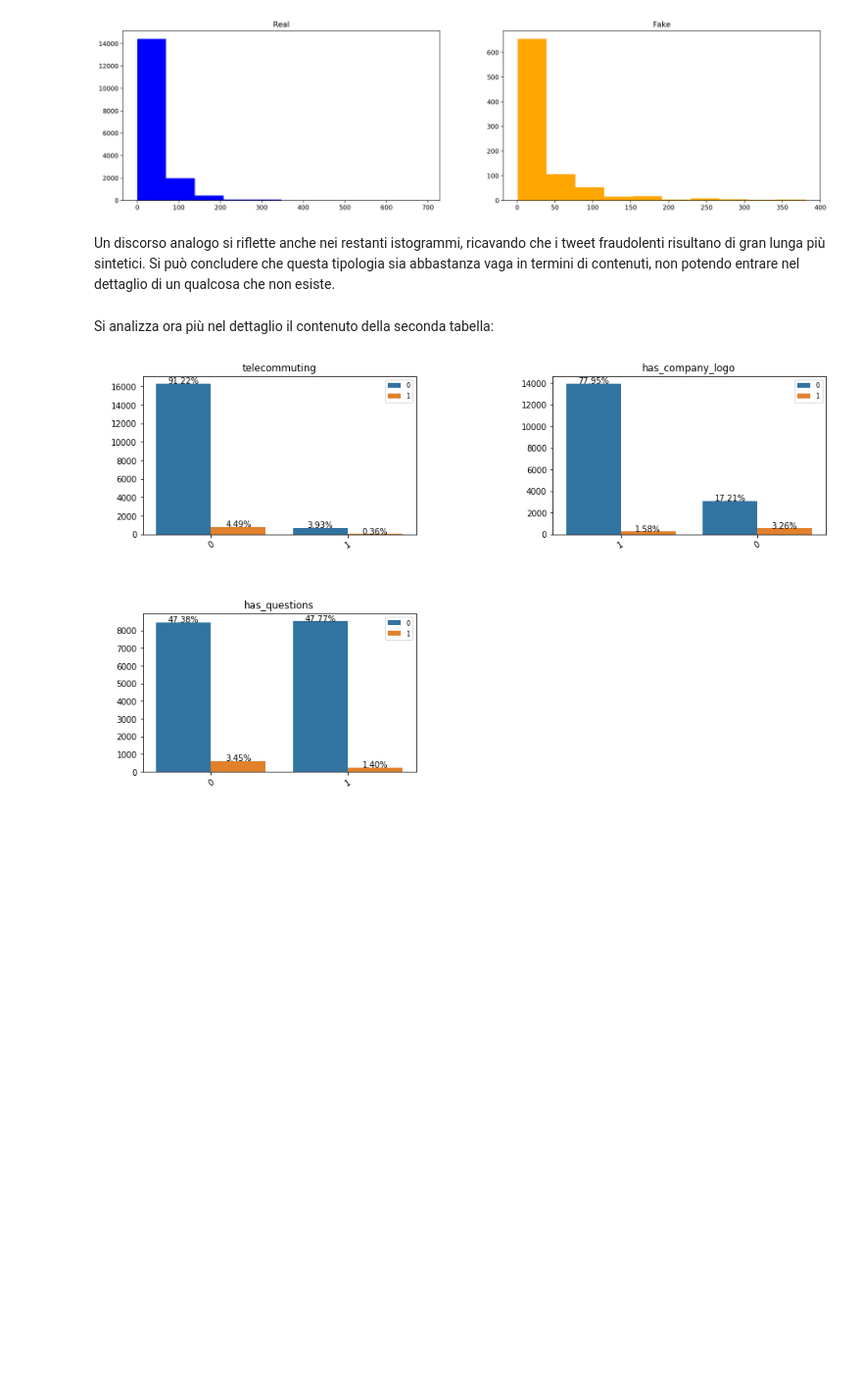
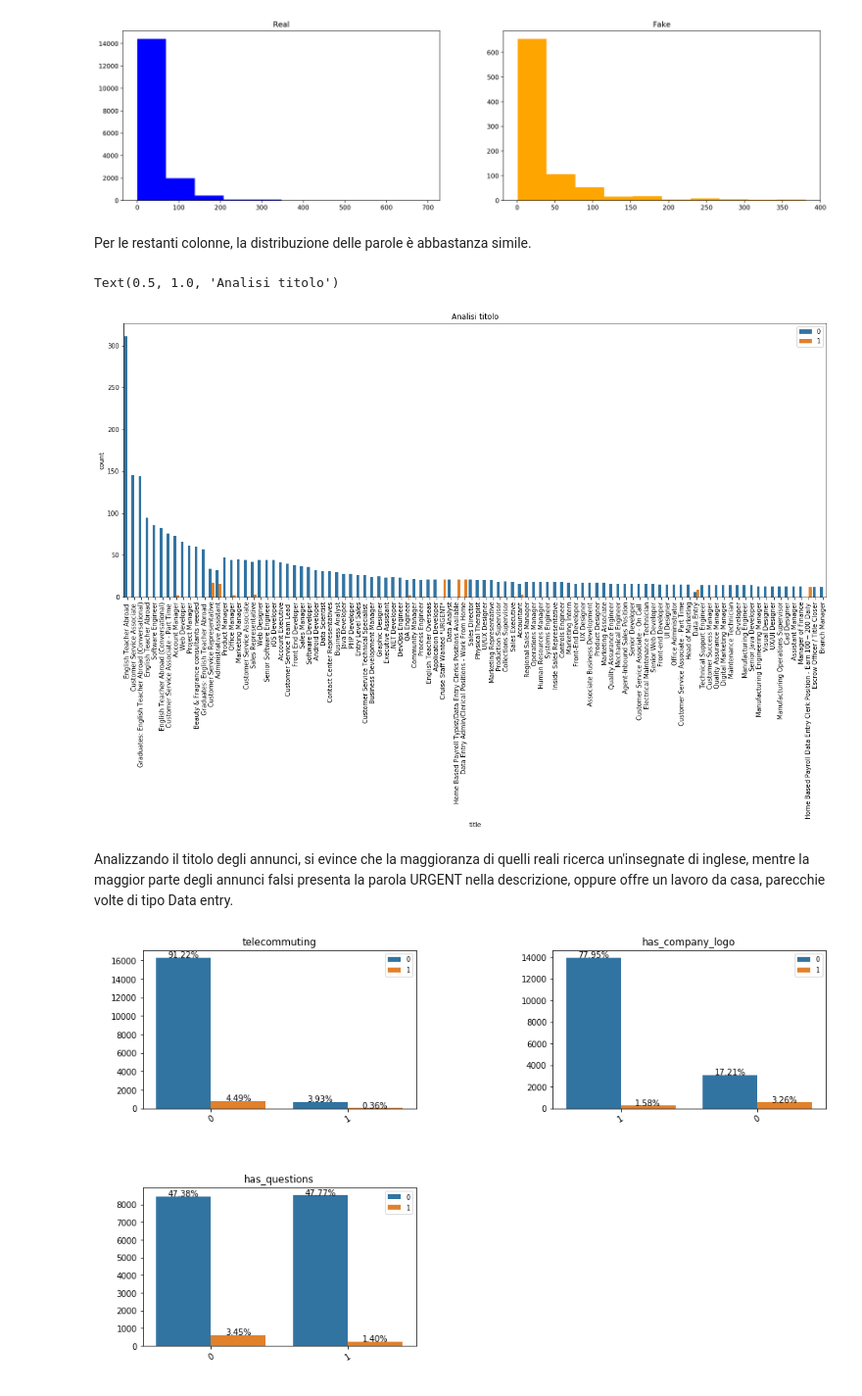
Before and after one commit to Elmaravilla7/DataMiningFJ, a Jupyter notebook: FakeJobPrediction.ipynb, the cells around one changed output. Shown: that part at 98% size. Cells and saved outputs as stored; diff of their text form; code cells hidden in the pictures; blank space fills up the shorter version.

```diff
--- a/FakeJobPrediction.ipynb
+++ b/FakeJobPrediction.ipynb
@@ -177,10 +184,21 @@ istogrammi('requirements')
 istogrammi('benefits')
 # %% [output]
 [figure]
-# %% [markdown]
-Un discorso analogo si riflette anche nei restanti istogrammi, ricavando che i tweet fraudolenti risultano di gran lunga più sintetici. Si può concludere che questa tipologia sia abbastanza vaga in termini di contenuti, non potendo entrare nel dettaglio di un qualcosa che non esiste.
-# %% [markdown]
-Si analizza ora più nel dettaglio il contenuto della seconda tabella:
+# %% [markdown]
+Per le restanti colonne, la distribuzione delle parole è abbastanza simile.
+# %%
+plt.figure(1,figsize=(20,8))
+plt.xticks(rotation='90')
+sns.countplot(hue=df1.fraudulent,x=df1.title ,data=df1, order = df1.title.value_counts().iloc[:100].index )
+plt.legend(loc='upper right')
+plt.title('Analisi titolo')
+# %% [output]
+Text(0.5, 1.0, 'Analisi titolo')
+[figure, added]
+# %% [markdown]
+Analizzando il titolo degli annunci, si evince che la maggioranza di quelli reali ricerca un'insegnate di inglese,
+mentre la maggior parte degli annunci falsi presenta la parola URGENT nella descrizione, oppure offre un lavoro
+da casa, parecchie volte di tipo Data entry.
 # %%
 import matplotlib.pyplot as plt
 import seaborn as sns
```
Also changed, not shown: parts of 8 cells of this notebook.
